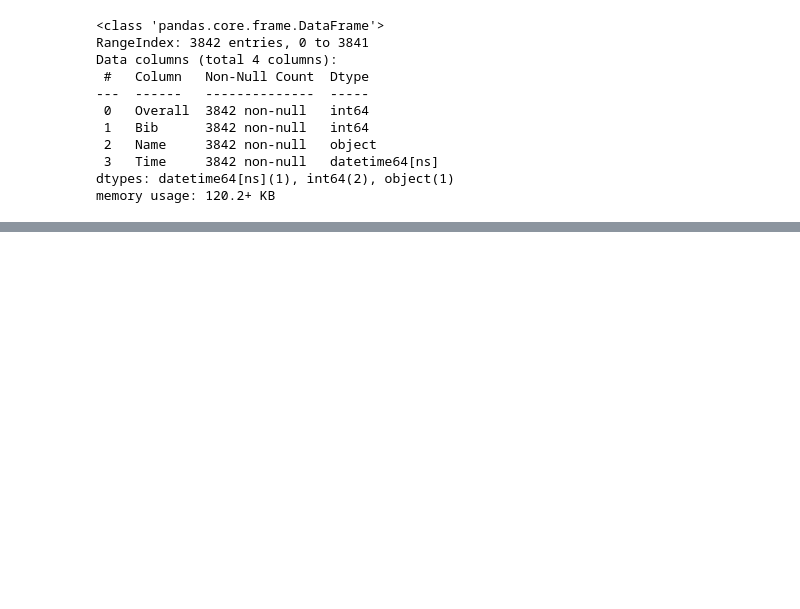
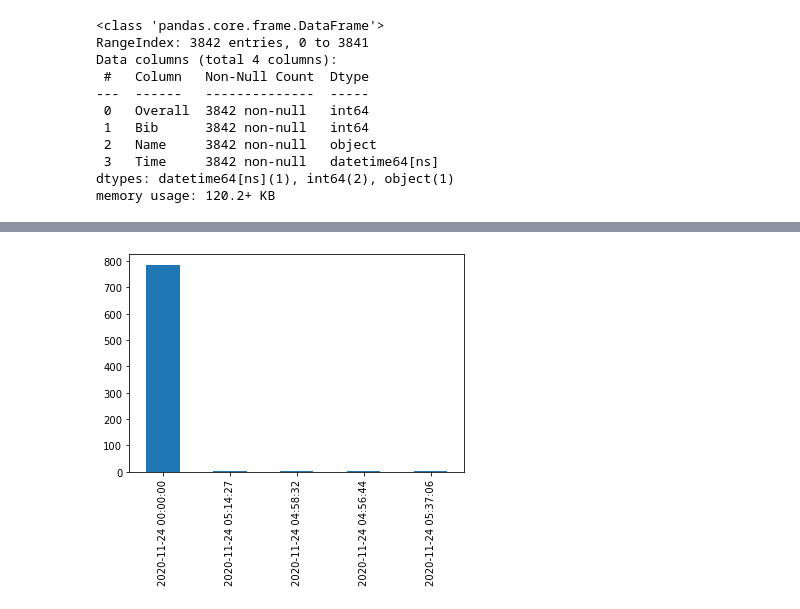
Before and after one commit to MrBardot/NSS-DDA2-web-scraping, a Jupyter notebook: marathon_eda.ipynb, the cells around one changed output, grey strips where cells are left out. Saved outputs shown, nothing was run; the diff lists cells and outputs as text; code cells hidden in the pictures; blank space fills up the shorter version.

```diff
--- a/marathon_eda.ipynb
+++ b/marathon_eda.ipynb
@@ -276,0 +220,2 @@ Name: Time, dtype: int64
+# %%
+marathon_2019_top5 = marathon_2019_time_count.head()
@@ -365,0 +327,4 @@ AttributeError: 'function' object has no attribute 'value_counts'
+# %%
+ax = marathon_2019_top5.plot.bar(x='count', y = 'time')
+# %% [output]
+[figure, added]
```
Also changed, not shown: parts of 29 cells of this notebook.
